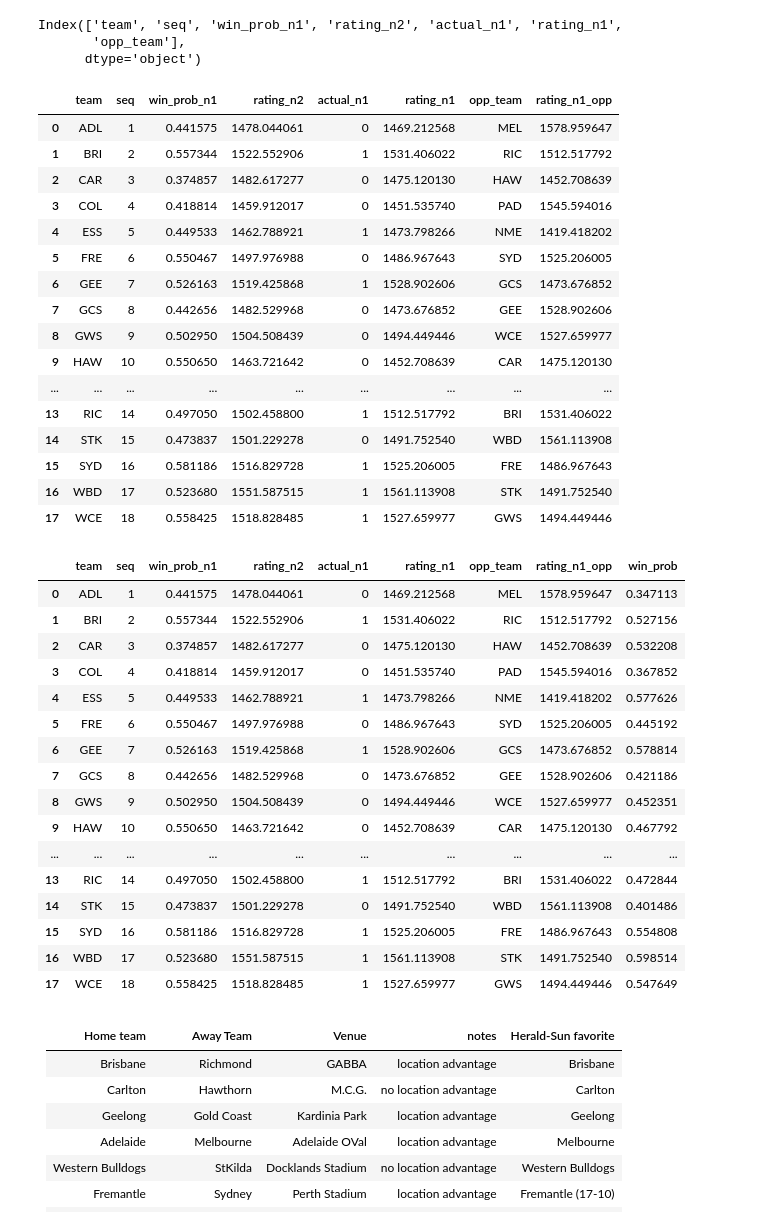
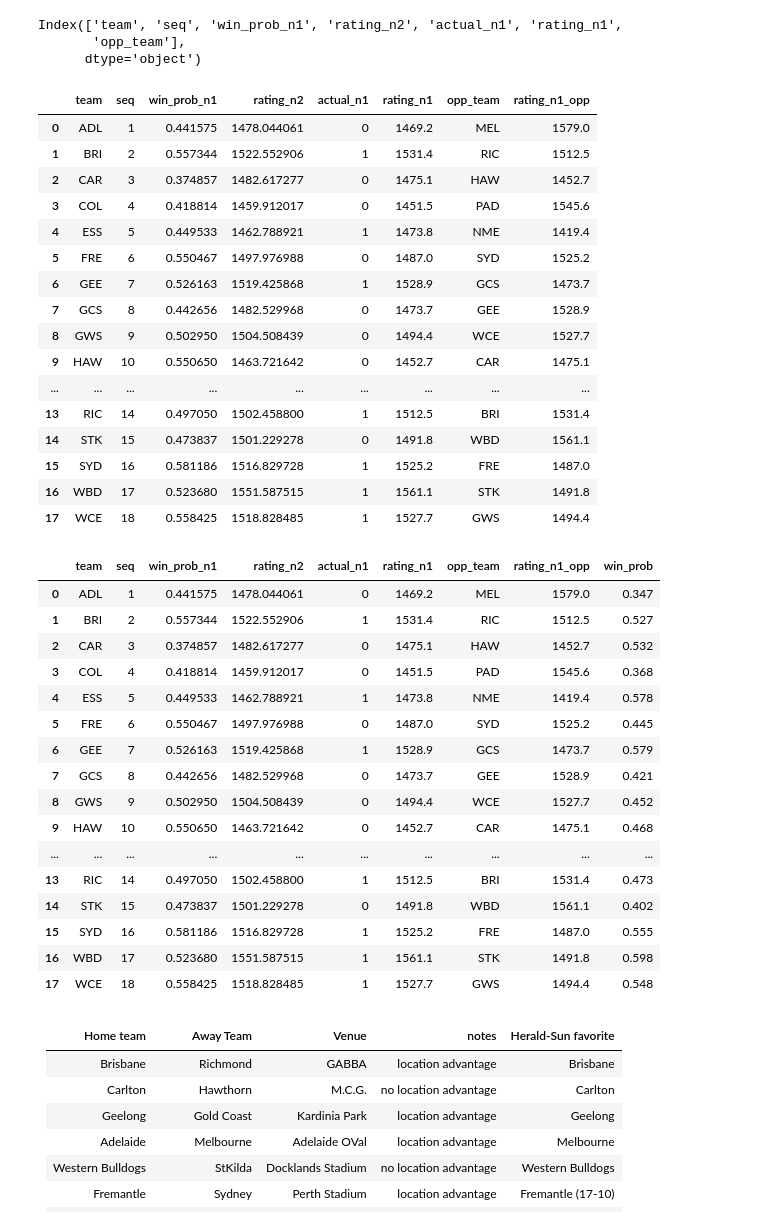
Before and after one commit to stevegabriel1/afl_elo_ratings, a Jupyter notebook: basic_version_20210522.ipynb, the cells around one changed output. Saved outputs shown, nothing was run; the diff lists cells and outputs as text; code cells hidden in the pictures.

```diff
--- a/basic_version_20210522.ipynb
+++ b/basic_version_20210522.ipynb
@@ -1330,7 +1330,7 @@ rframe['actual_n1'] = quick_results_check['actual']
 # Update column names for current week
 rframe.columns = ['team','seq','win_prob_n1','rating_n2','actual_n1']
 # Generate new ratings
-rframe['rating_n1'] = rframe['rating_n2'] + (20*(rframe['actual_n1'] - rframe['win_prob_n1']))
+rframe['rating_n1'] = round(rframe['rating_n2'] + (20*(rframe['actual_n1'] - rframe['win_prob_n1'])),ndigits = 1)
 rframe
 # %% [output]
 |  | team | seq | win_prob_n1 | rating_n2 | actual_n1 | rating_n1 |
@@ -1372,44 +1372,44 @@ joined = pd.merge(contests,
 joined
 # %% [output]
 |  | team | seq | win_prob_n1 | rating_n2 | actual_n1 | rating_n1 | opp_team | rating_n1_opp |
-| 0 | ADL | 1 | 0.441575 | 1478.044061 | 0 | 1469.212568 | MEL | 1578.959647 |
-| 1 | BRI | 2 | 0.557344 | 1522.552906 | 1 | 1531.406022 | RIC | 1512.517792 |
-| 2 | CAR | 3 | 0.374857 | 1482.617277 | 0 | 1475.120130 | HAW | 1452.708639 |
-| 3 | COL | 4 | 0.418814 | 1459.912017 | 0 | 1451.535740 | PAD | 1545.594016 |
-| 4 | ESS | 5 | 0.449533 | 1462.788921 | 1 | 1473.798266 | NME | 1419.418202 |
-| 5 | FRE | 6 | 0.550467 | 1497.976988 | 0 | 1486.967643 | SYD | 1525.206005 |
-| 6 | GEE | 7 | 0.526163 | 1519.425868 | 1 | 1528.902606 | GCS | 1473.676852 |
-| 7 | GCS | 8 | 0.442656 | 1482.529968 | 0 | 1473.676852 | GEE | 1528.902606 |
-| 8 | GWS | 9 | 0.502950 | 1504.508439 | 0 | 1494.449446 | WCE | 1527.659977 |
-| 9 | HAW | 10 | 0.550650 | 1463.721642 | 0 | 1452.708639 | CAR | 1475.120130 |
+| 0 | ADL | 1 | 0.441575 | 1478.044061 | 0 | 1469.2 | MEL | 1579.0 |
+| 1 | BRI | 2 | 0.557344 | 1522.552906 | 1 | 1531.4 | RIC | 1512.5 |
+| 2 | CAR | 3 | 0.374857 | 1482.617277 | 0 | 1475.1 | HAW | 1452.7 |
+| 3 | COL | 4 | 0.418814 | 1459.912017 | 0 | 1451.5 | PAD | 1545.6 |
+| 4 | ESS | 5 | 0.449533 | 1462.788921 | 1 | 1473.8 | NME | 1419.4 |
+| 5 | FRE | 6 | 0.550467 | 1497.976988 | 0 | 1487.0 | SYD | 1525.2 |
+| 6 | GEE | 7 | 0.526163 | 1519.425868 | 1 | 1528.9 | GCS | 1473.7 |
+| 7 | GCS | 8 | 0.442656 | 1482.529968 | 0 | 1473.7 | GEE | 1528.9 |
+| 8 | GWS | 9 | 0.502950 | 1504.508439 | 0 | 1494.4 | WCE | 1527.7 |
+| 9 | HAW | 10 | 0.550650 | 1463.721642 | 0 | 1452.7 | CAR | 1475.1 |
 | ... | ... | ... | ... | ... | ... | ... | ... | ... |
-| 13 | RIC | 14 | 0.497050 | 1502.458800 | 1 | 1512.517792 | BRI | 1531.406022 |
-| 14 | STK | 15 | 0.473837 | 1501.229278 | 0 | 1491.752540 | WBD | 1561.113908 |
-| 15 | SYD | 16 | 0.581186 | 1516.829728 | 1 | 1525.206005 | FRE | 1486.967643 |
-| 16 | WBD | 17 | 0.523680 | 1551.587515 | 1 | 1561.113908 | STK | 1491.752540 |
-| 17 | WCE | 18 | 0.558425 | 1518.828485 | 1 | 1527.659977 | GWS | 1494.449446 |
+| 13 | RIC | 14 | 0.497050 | 1502.458800 | 1 | 1512.5 | BRI | 1531.4 |
+| 14 | STK | 15 | 0.473837 | 1501.229278 | 0 | 1491.8 | WBD | 1561.1 |
+| 15 | SYD | 16 | 0.581186 | 1516.829728 | 1 | 1525.2 | FRE | 1487.0 |
+| 16 | WBD | 17 | 0.523680 | 1551.587515 | 1 | 1561.1 | STK | 1491.8 |
+| 17 | WCE | 18 | 0.558425 | 1518.828485 | 1 | 1527.7 | GWS | 1494.4 |
 # %%
 ## Now the formula for win probability can be applied row by row:
-joined['win_prob'] = 1/(1 + (10**((joined['rating_n1_opp'] - joined['rating_n1'])/400)))
+joined['win_prob'] = round(1/(1 + (10**((joined['rating_n1_opp'] - joined['rating_n1'])/400))), ndigits = 3)
 joined
 # %% [output]
 |  | team | seq | win_prob_n1 | rating_n2 | actual_n1 | rating_n1 | opp_team | rating_n1_opp | win_prob |
-| 0 | ADL | 1 | 0.441575 | 1478.044061 | 0 | 1469.212568 | MEL | 1578.959647 | 0.347113 |
-| 1 | BRI | 2 | 0.557344 | 1522.552906 | 1 | 1531.406022 | RIC | 1512.517792 | 0.527156 |
-| 2 | CAR | 3 | 0.374857 | 1482.617277 | 0 | 1475.120130 | HAW | 1452.708639 | 0.532208 |
-| 3 | COL | 4 | 0.418814 | 1459.912017 | 0 | 1451.535740 | PAD | 1545.594016 | 0.367852 |
-| 4 | ESS | 5 | 0.449533 | 1462.788921 | 1 | 1473.798266 | NME | 1419.418202 | 0.577626 |
-| 5 | FRE | 6 | 0.550467 | 1497.976988 | 0 | 1486.967643 | SYD | 1525.206005 | 0.445192 |
-| 6 | GEE | 7 | 0.526163 | 1519.425868 | 1 | 1528.902606 | GCS | 1473.676852 | 0.578814 |
-| 7 | GCS | 8 | 0.442656 | 1482.529968 | 0 | 1473.676852 | GEE | 1528.902606 | 0.421186 |
-| 8 | GWS | 9 | 0.502950 | 1504.508439 | 0 | 1494.449446 | WCE | 1527.659977 | 0.452351 |
-| 9 | HAW | 10 | 0.550650 | 1463.721642 | 0 | 1452.708639 | CAR | 1475.120130 | 0.467792 |
+| 0 | ADL | 1 | 0.441575 | 1478.044061 | 0 | 1469.2 | MEL | 1579.0 | 0.347 |
+| 1 | BRI | 2 | 0.557344 | 1522.552906 | 1 | 1531.4 | RIC | 1512.5 | 0.527 |
+| 2 | CAR | 3 | 0.374857 | 1482.617277 | 0 | 1475.1 | HAW | 1452.7 | 0.532 |
+| 3 | COL | 4 | 0.418814 | 1459.912017 | 0 | 1451.5 | PAD | 1545.6 | 0.368 |
+| 4 | ESS | 5 | 0.449533 | 1462.788921 | 1 | 1473.8 | NME | 1419.4 | 0.578 |
+| 5 | FRE | 6 | 0.550467 | 1497.976988 | 0 | 1487.0 | SYD | 1525.2 | 0.445 |
+| 6 | GEE | 7 | 0.526163 | 1519.425868 | 1 | 1528.9 | GCS | 1473.7 | 0.579 |
+| 7 | GCS | 8 | 0.442656 | 1482.529968 | 0 | 1473.7 | GEE | 1528.9 | 0.421 |
+| 8 | GWS | 9 | 0.502950 | 1504.508439 | 0 | 1494.4 | WCE | 1527.7 | 0.452 |
+| 9 | HAW | 10 | 0.550650 | 1463.721642 | 0 | 1452.7 | CAR | 1475.1 | 0.468 |
 | ... | ... | ... | ... | ... | ... | ... | ... | ... | ... |
-| 13 | RIC | 14 | 0.497050 | 1502.458800 | 1 | 1512.517792 | BRI | 1531.406022 | 0.472844 |
-| 14 | STK | 15 | 0.473837 | 1501.229278 | 0 | 1491.752540 | WBD | 1561.113908 | 0.401486 |
-| 15 | SYD | 16 | 0.581186 | 1516.829728 | 1 | 1525.206005 | FRE | 1486.967643 | 0.554808 |
-| 16 | WBD | 17 | 0.523680 | 1551.587515 | 1 | 1561.113908 | STK | 1491.752540 | 0.598514 |
-| 17 | WCE | 18 | 0.558425 | 1518.828485 | 1 | 1527.659977 | GWS | 1494.449446 | 0.547649 |
+| 13 | RIC | 14 | 0.497050 | 1502.458800 | 1 | 1512.5 | BRI | 1531.4 | 0.473 |
+| 14 | STK | 15 | 0.473837 | 1501.229278 | 0 | 1491.8 | WBD | 1561.1 | 0.402 |
+| 15 | SYD | 16 | 0.581186 | 1516.829728 | 1 | 1525.2 | FRE | 1487.0 | 0.555 |
+| 16 | WBD | 17 | 0.523680 | 1551.587515 | 1 | 1561.1 | STK | 1491.8 | 0.598 |
+| 17 | WCE | 18 | 0.558425 | 1518.828485 | 1 | 1527.7 | GWS | 1494.4 | 0.548 |
 # %% [markdown]
 | Home team | Away Team | Venue |notes | Herald-Sun favorite |
 | --- | --- | --- | --- | --- |
```
Also changed, not shown: parts of 1 cell of this notebook.
